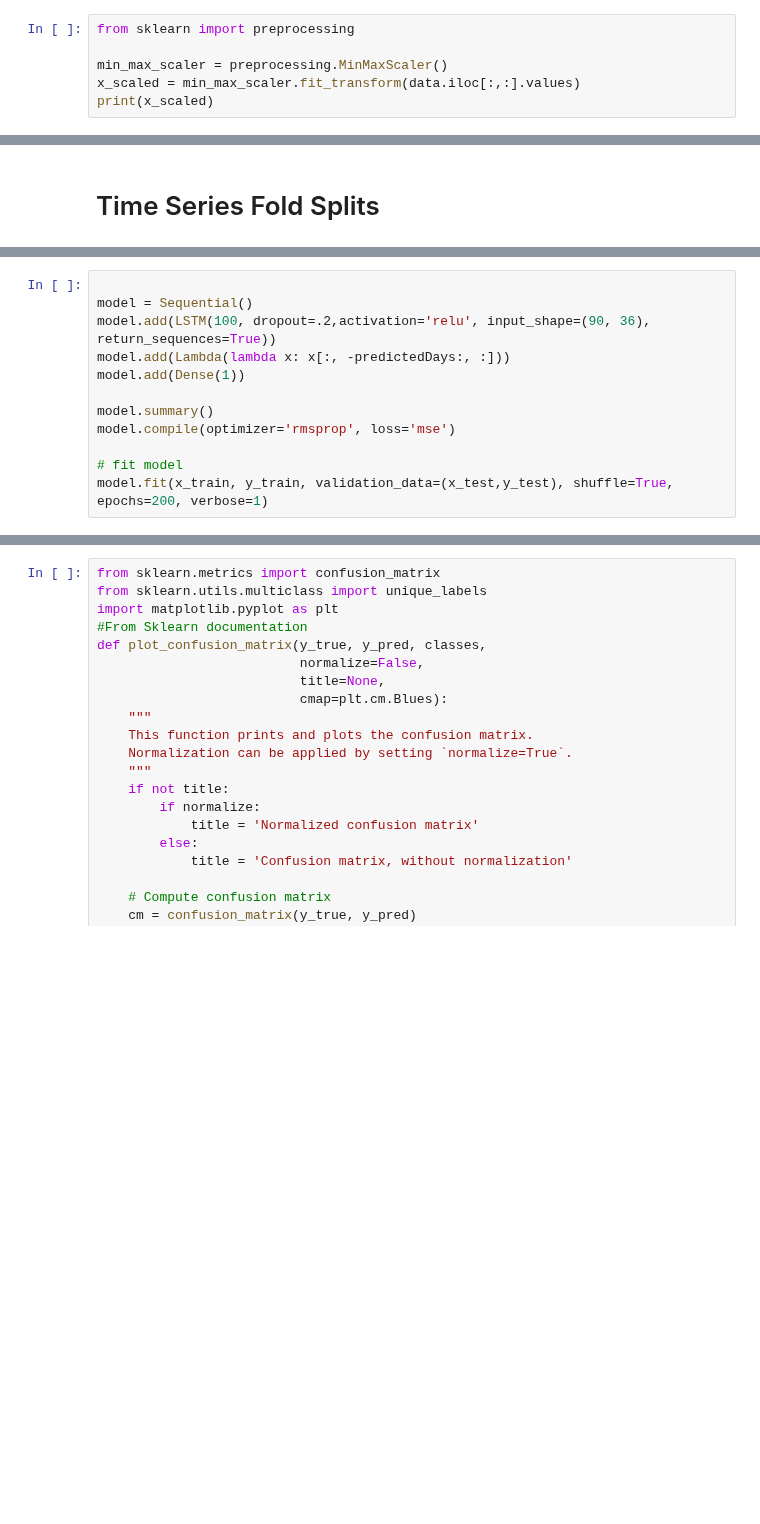
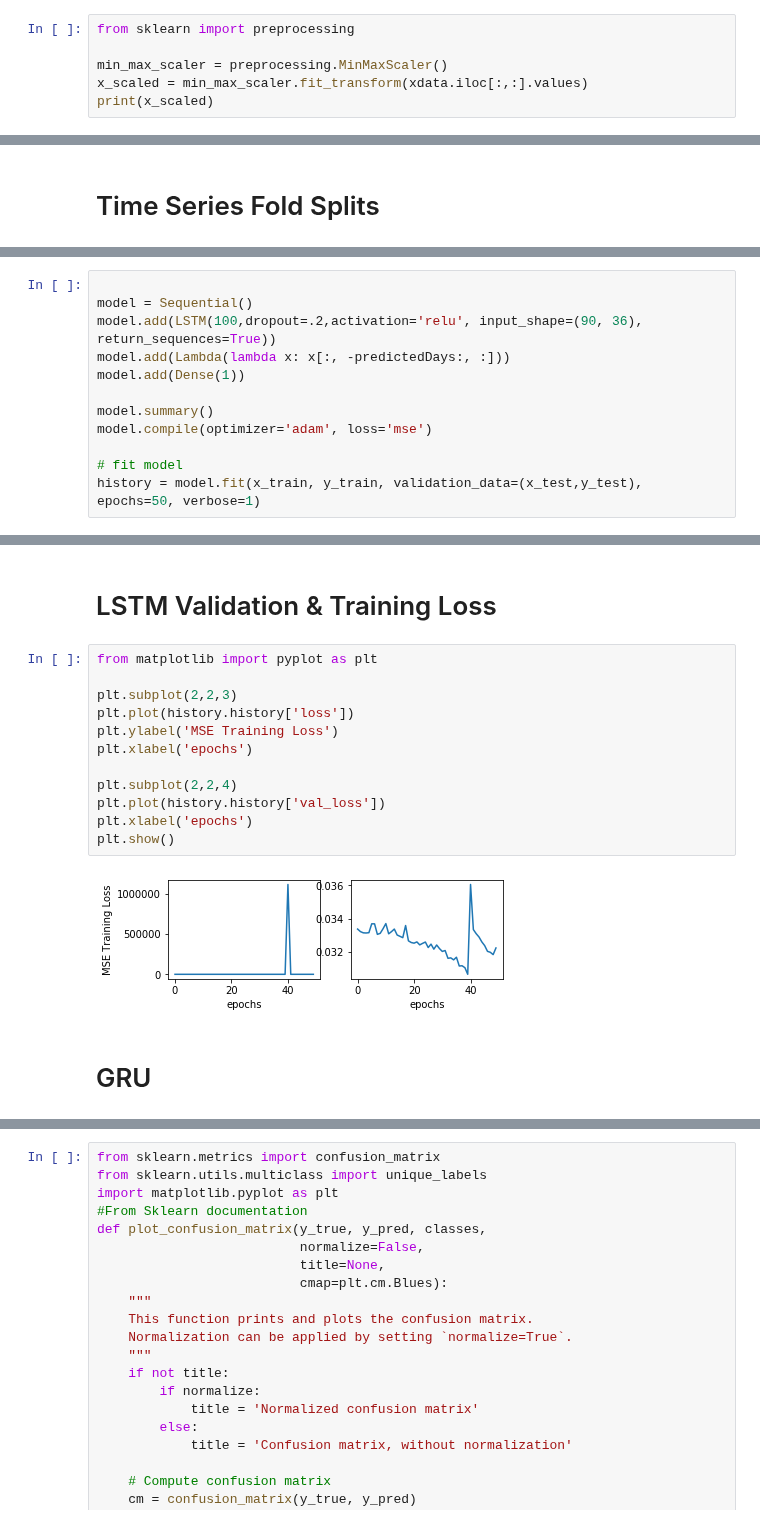
Before and after one commit to l1onh3art88/ml-lab2, a Jupyter notebook: lab7/Lab-7.ipynb, the cells around one changed output, grey strips where cells are left out. Saved outputs shown, nothing was run; the diff lists cells and outputs as text; blank space fills up the shorter version.

```diff
--- a/lab7/Lab-7.ipynb
+++ b/lab7/Lab-7.ipynb
@@ -123,6 +144,6 @@ Using TensorFlow backend.
 from sklearn import preprocessing
 
 min_max_scaler = preprocessing.MinMaxScaler()
-x_scaled = min_max_scaler.fit_transform(data.iloc[:,:].values)
+x_scaled = min_max_scaler.fit_transform(xdata.iloc[:,:].values)
 print(x_scaled)
 # %% [output]
@@ -195,13 +235,13 @@ y_test= y_test.reshape(425,14,1)
 # %%
 
 model = Sequential()
-model.add(LSTM(100, dropout=.2,activation='relu', input_shape=(90, 36), return_sequences=True))
+model.add(LSTM(100,dropout=.2,activation='relu', input_shape=(90, 36), return_sequences=True))
 model.add(Lambda(lambda x: x[:, -predictedDays:, :]))
 model.add(Dense(1))
 
 model.summary()
-model.compile(optimizer='rmsprop', loss='mse')
+model.compile(optimizer='adam', loss='mse')
 
 # fit model
-model.fit(x_train, y_train, validation_data=(x_test,y_test), shuffle=True, epochs=200, verbose=1)
+history = model.fit(x_train, y_train, validation_data=(x_test,y_test), epochs=50, verbose=1)
 # %% [output]
@@ -224,0 +265,18 @@ Epoch 8/200
+# %% [markdown]
+# LSTM Validation & Training Loss
+# %%
+from matplotlib import pyplot as plt
+
+plt.subplot(2,2,3)
+plt.plot(history.history['loss'])
+plt.ylabel('MSE Training Loss')
+plt.xlabel('epochs')
+
+plt.subplot(2,2,4)
+plt.plot(history.history['val_loss'])
+plt.xlabel('epochs')
+plt.show()
+# %% [output]
+[figure, added]
+# %% [markdown]
+# GRU
```
Also changed, not shown: parts of 17 cells of this notebook.
